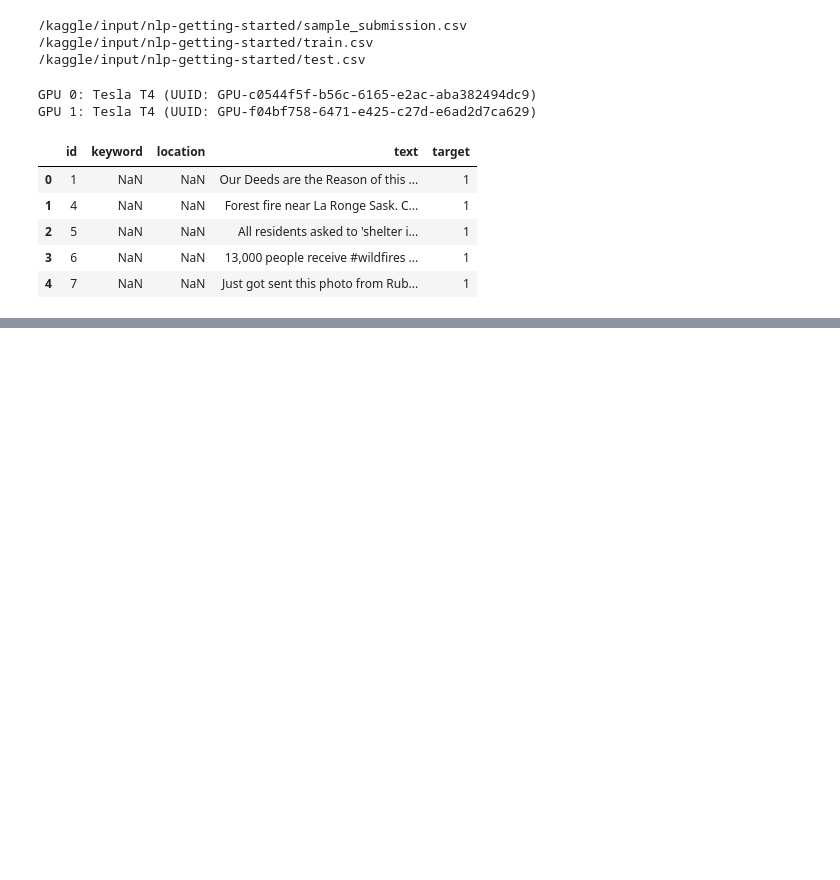
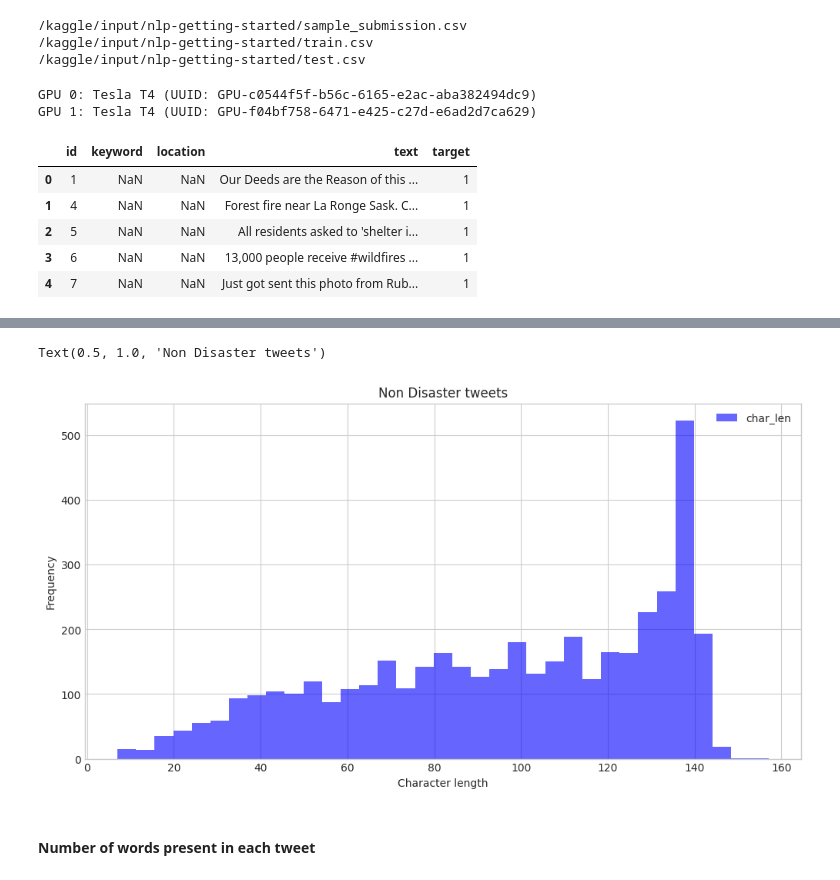
Before and after one commit to dibkb/mnist, a Jupyter notebook: disaster-tweets.ipynb, the cells around one changed output, grey strips where cells are left out. Saved outputs shown, nothing was run; the diff lists cells and outputs as text; code cells hidden in the pictures; blank space fills up the shorter version.

```diff
--- a/disaster-tweets.ipynb
+++ b/disaster-tweets.ipynb
@@ -67,0 +130,11 @@ train_df[train_df["target"]==1]
+# %%
+plt.figure(figsize=(12, 6))
+train_df[train_df['target']==0]['char_len'].plot(bins=35, kind='hist', color='blue',alpha=0.6)
+plt.legend()
+plt.xlabel("Character length")
+plt.title("Non Disaster tweets")
+# %% [output]
+Text(0.5, 1.0, 'Non Disaster tweets')
+[figure, added]
+# %% [markdown]
+#### Number of words present in each tweet
```
Also changed, not shown: parts of 14 cells of this notebook.
